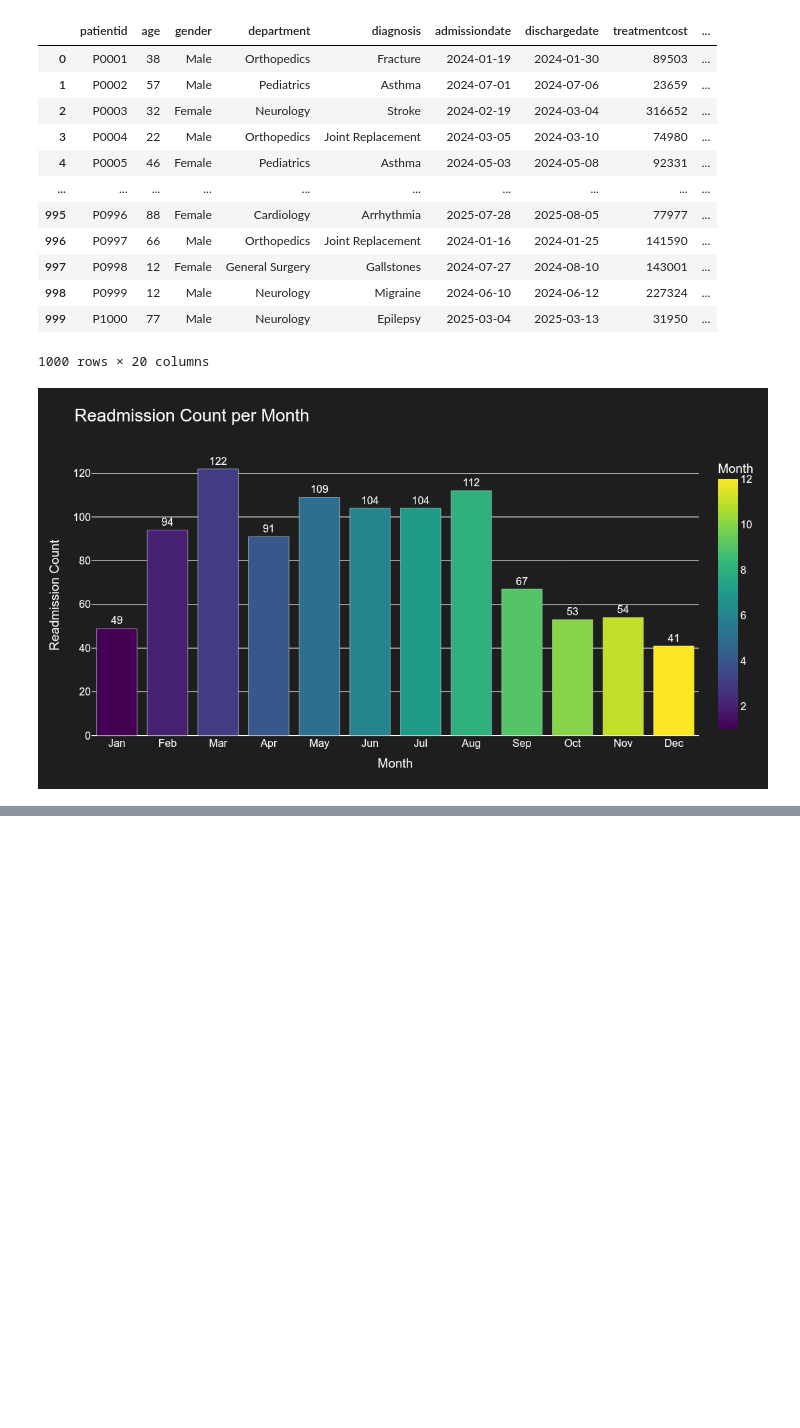
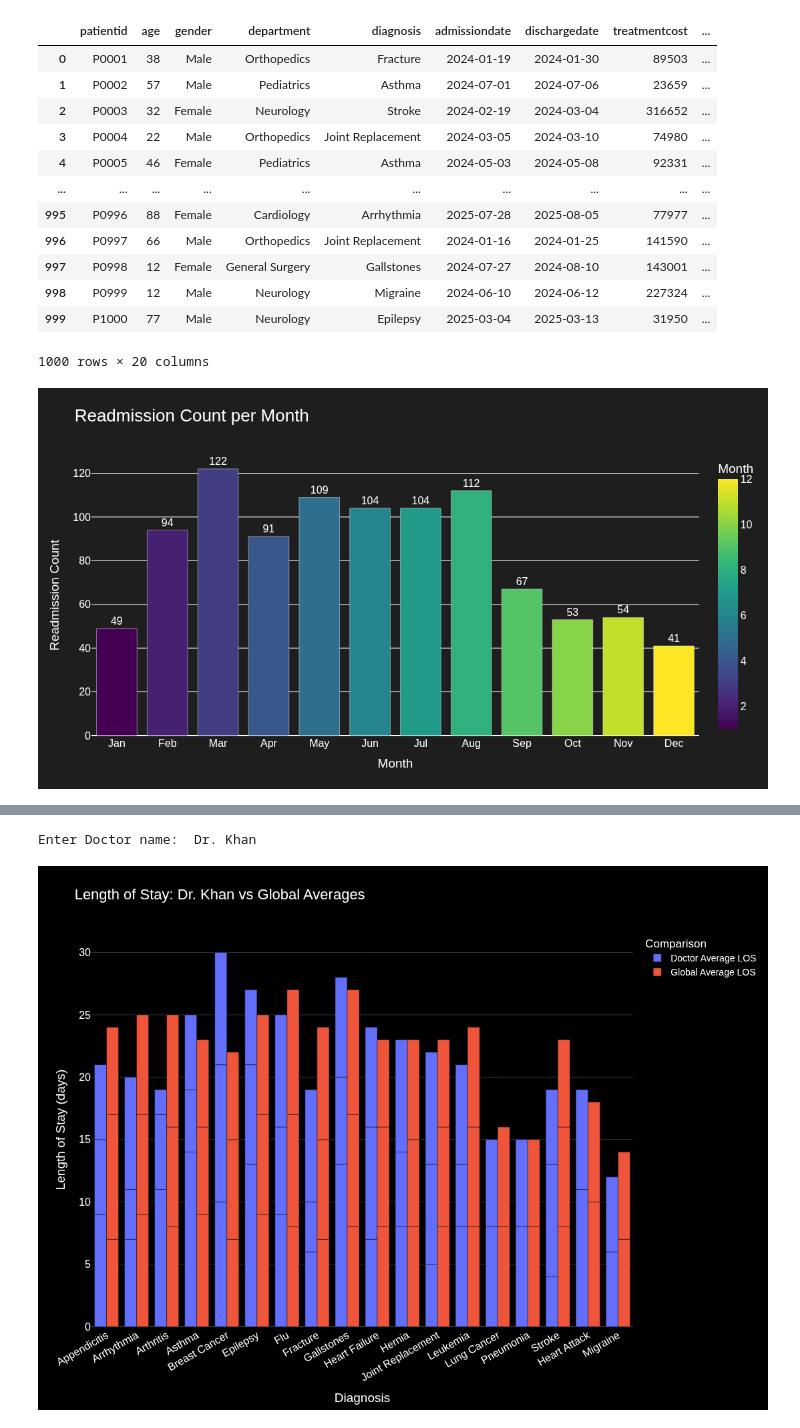
Before and after one commit to NathanPimenta/Synthea-Based-Hospital-Dashboard, a Jupyter notebook: Analysis.ipynb, the cells around one changed output, grey strips where cells are left out. Drawn from its saved outputs; the diff is of its cells as text; code cells hidden in the pictures; blank space fills up the shorter version.

Commit message:
Modulated all the utilities for better readability and also added some more extra graphs

```diff
--- a/Analysis.ipynb
+++ b/Analysis.ipynb
@@ -167,0 +168,54 @@ Enter the month 10
+# %%
+#Plot no: 3 A Multiple Barplot comparing Length of Stay for that Particular doctor (For the particular severity + disease) and global average LOS for the same severity and disease
+
+plot3_data = data.groupby(['doctorname', 'severity', 'diagnosis'])['length_of_stay'].mean()
+plot3_data_glob = data.groupby(['severity', 'diagnosis'])['length_of_stay'].mean()
+
+plot3_data = plot3_data.reset_index()
+plot3_data_glob = plot3_data_glob.reset_index()
+
+
+plot3_data = pd.merge(plot3_data, plot3_data_glob, on=['severity', 'diagnosis'], how='inner')
+
+
+plot3_data['length_of_stay_y'] = plot3_data['length_of_stay_y'].astype(int)
+plot3_data['length_of_stay_x'] = plot3_data['length_of_stay_x'].astype(int)
+
+plot3_data.rename(columns={
+    'length_of_stay_x': 'Doctor Average LOS',
+    'length_of_stay_y': 'Global Average LOS'
+}, inplace=True)
+
+
+inp = input("Enter Doctor name: ")
+plot3_data = plot3_data[plot3_data['doctorname'] == inp]
+
+
+fig = px.bar(
+    plot3_data,
+    x="diagnosis",  # diseases on x-axis
+    y=["Doctor Average LOS", "Global Average LOS"],  # grouped bars
+    barmode="group",
+    title=f"Length of Stay: {inp} vs Global Averages",
+)
+
+
+fig.update_layout(
+    template="plotly_dark",          # dark background
+    plot_bgcolor="black",            # black plotting area
+    paper_bgcolor="black",           # black outside
+    font=dict(size=16, color="white"),  # bigger readable font
+    title=dict(font=dict(size=22)),  # bigger title
+    legend=dict(
+        title="Comparison",
+        font=dict(size=14, color="white")
+    ),
+    xaxis=dict(title="Diagnosis", tickangle=-30),  # rotate x labels
+    yaxis=dict(title="Length of Stay (days)"),
+    height=800, width=1200           # bigger figure size
+)
+
+fig.show()
+# %% [output]
+Enter Doctor name:  Dr. Khan
+[figure, added]
```
Also changed, not shown: parts of 1 cell of this notebook, 2 other files.
